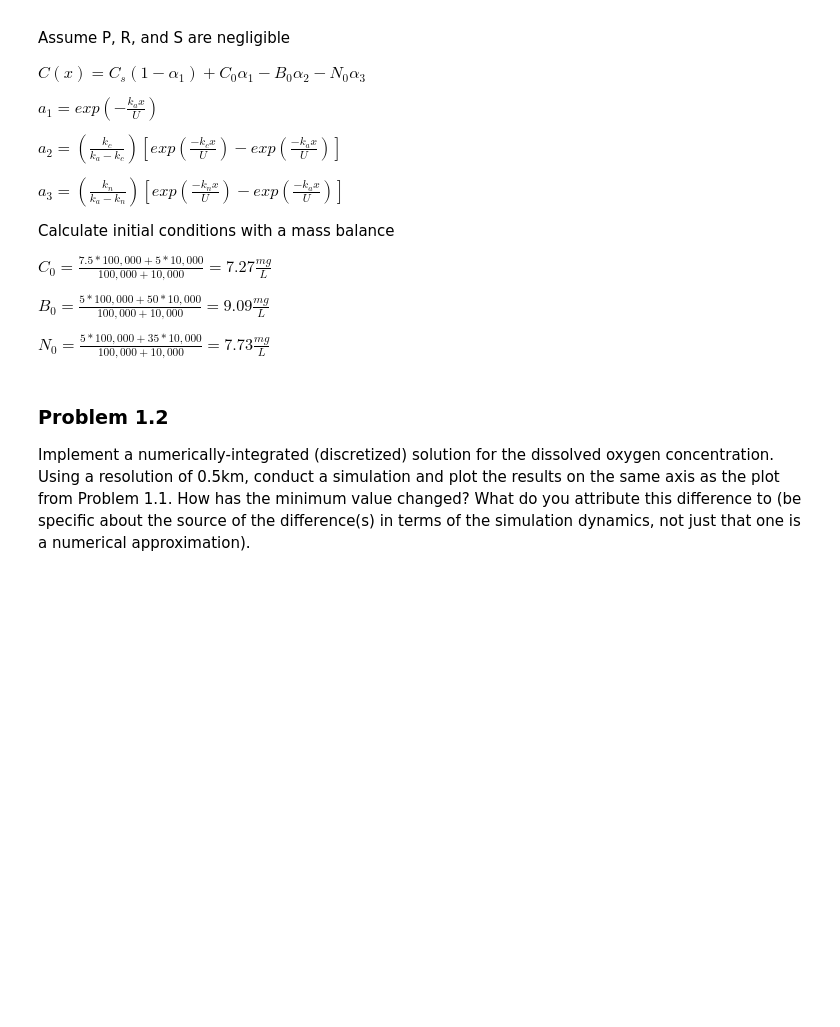
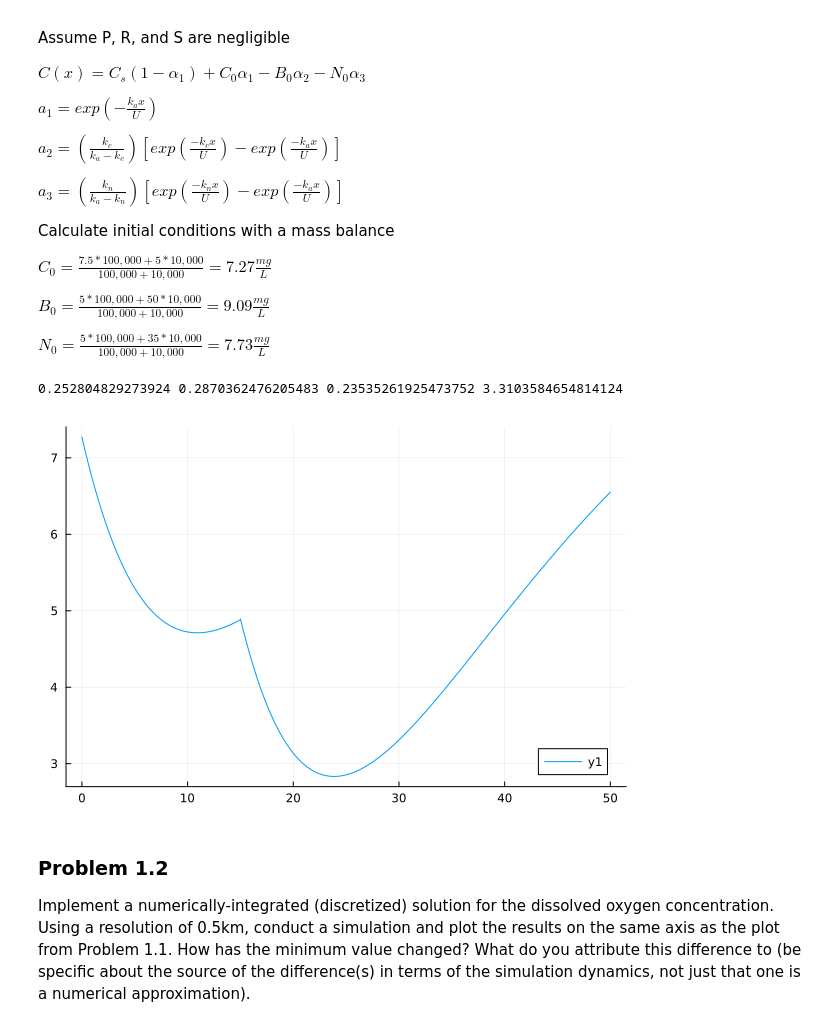
Before and after one commit to BEE4750-FA25/hw3-matty, a Jupyter notebook: hw03.ipynb, the cells around one changed output. Cells and saved outputs as stored; diff of their text form; code cells hidden in the pictures; blank space fills up the shorter version.

Commit message:
first graph

```diff
--- a/hw03.ipynb
+++ b/hw03.ipynb
@@ -91,8 +91,67 @@ $ N_0 = \frac{5*100,000+35*10,000}{100,000+10,000} = 7.73\frac{mg}{L} $
 # %%
 # Given
 
+u = 6 #km/day
+x_s2 = 15 #k
+k_a = 0.55 #1/day
+k_c = 0.35 #1/day
+k_n = 0.25 #1/daym
 c_s = 10 # mg/L
-c_0 =
+
+flow_r = 100000 #m^3/day
+flow_s1 = 10000 #m^3/day
+flow_s2 = 15000 #m^3/day
+
+do_r = 7.5 #mg/L
+do_s1 = 5 #mg/L
+do_s2 = 5 #mg/L
+
+cbod_r = 5 #mg/L
+cbod_s1 = 50 #mg/L
+cbod_s2 = 45 #mg/L
+
+nbod_r = 5 #mg/L
+nbod_s1 = 35 #mg/L
+nbod_s2 = 35 #mg/L
+
+iterations = 10000
+distances = range(0, 50, iterations)
+do_concentrations = zeros(iterations)
+
+c_0 = (flow_r*do_r + flow_s1*do_s1) / (flow_r+flow_s1)
+b_0 = (flow_r*cbod_r + flow_s1*cbod_s1) / (flow_r+flow_s1)
+n_0 = (flow_r*nbod_r + flow_s1*nbod_s1) / (flow_r+flow_s1)
+
+flow2_started = false
+for i in 1:iterations
+
+    if flow2_started == false
+        x = distances[i]
+    else
+        x = distances[i] - 15
+    end
+
+    alpha_1 = exp(-k_a*x/u)
+    alpha_2 = (k_c/(k_a-k_c) * (exp(-k_c*x/u) - exp(-k_a*x/u)))
+    alpha_3 = (k_n/(k_a-k_n) * (exp(-k_n*x/u) - exp(-k_a*x/u)))
+
+    c = c_s*(1-alpha_1) + c_0*alpha_1 - b_0*alpha_2 - n_0*alpha_3
+    do_concentrations[i] = c
+
+    if x > 15 && flow2_started == false
+        c_0 = ((flow_r+flow_s1)*do_concentrations[i-1] + flow_s2*do_s2) / (flow_r+flow_s1+flow_s2)
+        b_0 = ((flow_r+flow_s1)*(b_0*(1-alpha_2)) + flow_s2*cbod_s2) / (flow_r+flow_s1+flow_s2)
+        n_0 = ((flow_r+flow_s1)*(n_0*(1-alpha_3)) + flow_s2*nbod_s2) / (flow_r+flow_s1+flow_s2)
+        flow2_started = true
+    end
+
+
+end
+
+plot(distances, do_concentrations)
+# %% [output]
+0.252804829273924 0.2870362476205483 0.23535261925473752 3.3103584654814124
+[figure, added]
 # %% [markdown]
 ### Problem 1.2
 
```
